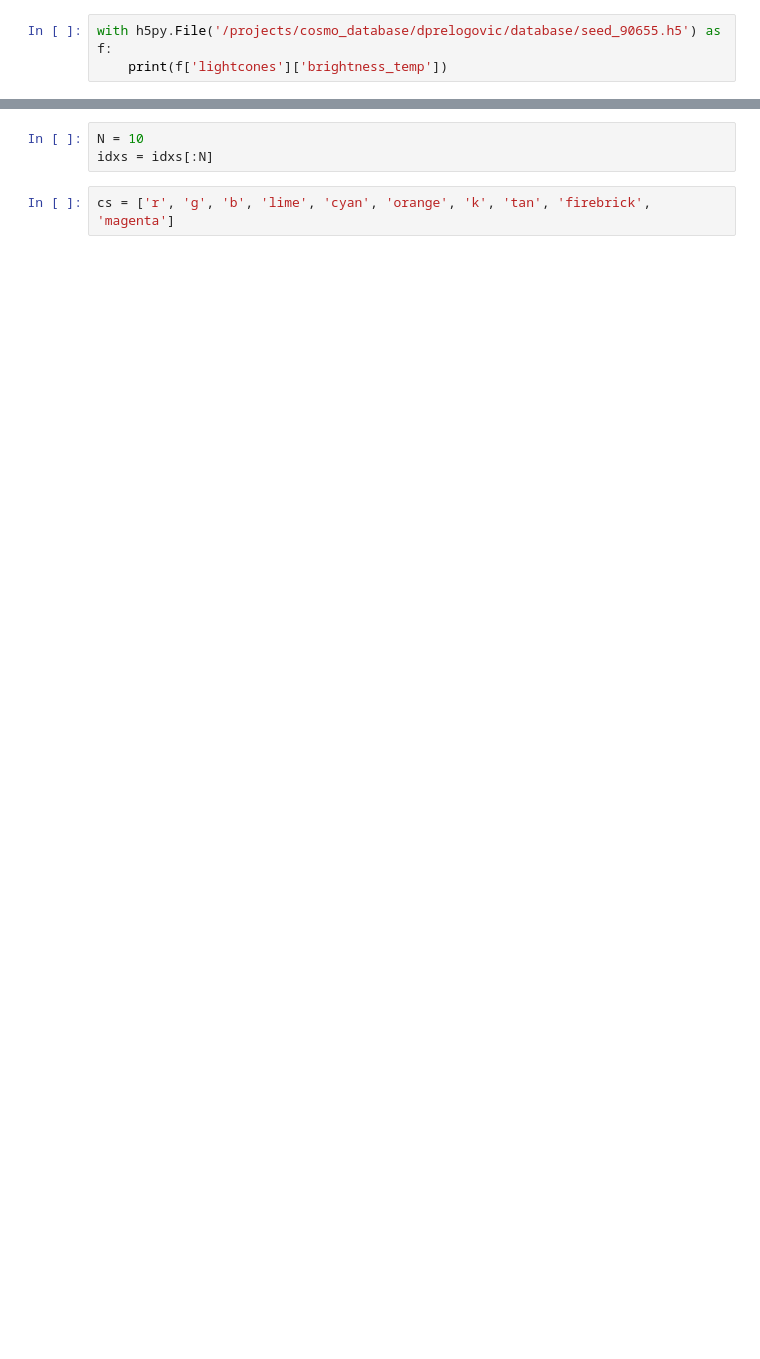
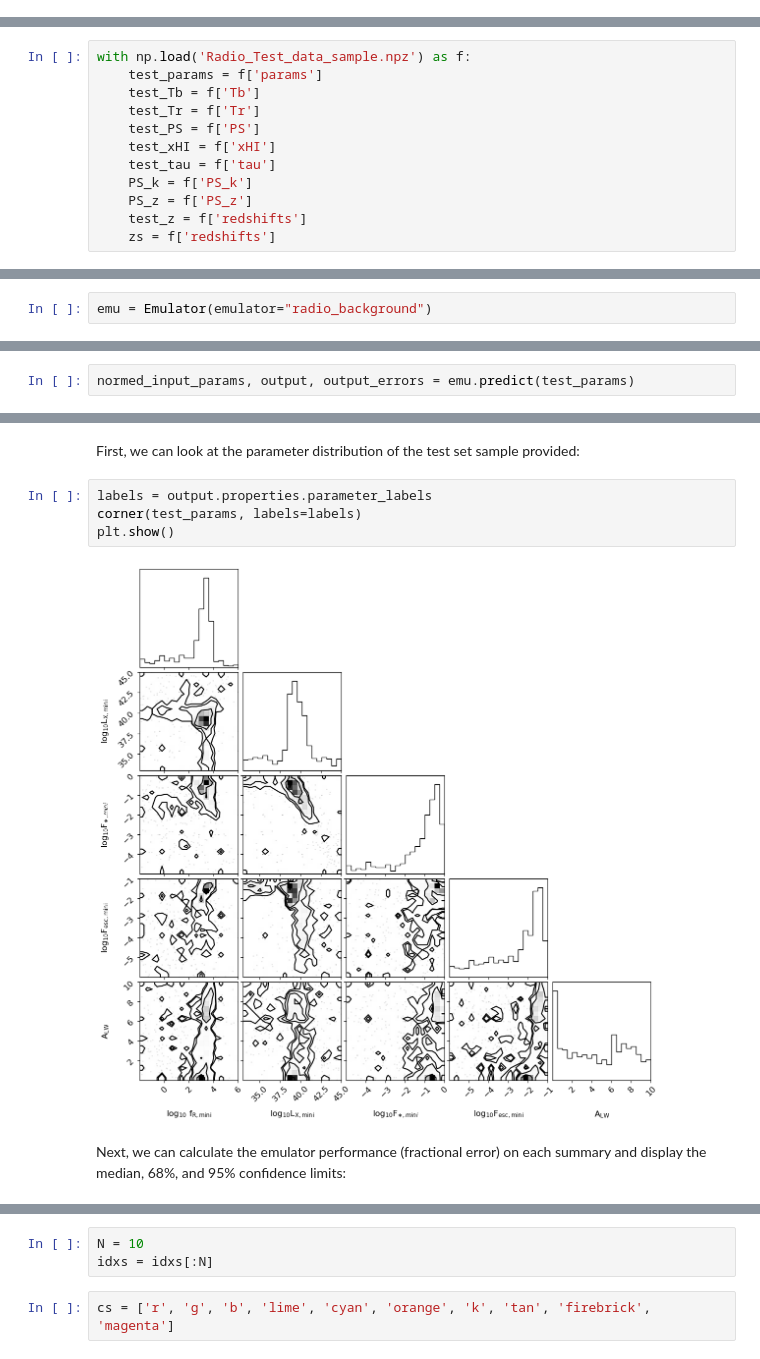
Before and after one commit to 21cmfast/21cmEMU, a Jupyter notebook: docs/tutorials/radio_emulator.ipynb, the cells around one changed output, grey strips where cells are left out. Drawn from its saved outputs; the diff is of its cells as text; blank space fills up the shorter version.

```diff
--- a/docs/tutorials/radio_emulator.ipynb
+++ b/docs/tutorials/radio_emulator.ipynb
@@ -225,3 +0,0 @@ FE tau STD: 0.518
-# %%
-with h5py.File('/projects/cosmo_database/dprelogovic/database/seed_90655.h5') as f:
-    print(f['lightcones']['brightness_temp'])
@@ -254,0 +19,12 @@ np.random.shuffle(idxs)
+# %%
+with np.load('Radio_Test_data_sample.npz') as f:
+    test_params = f['params']
+    test_Tb = f['Tb']
+    test_Tr = f['Tr']
+    test_PS = f['PS']
+    test_xHI = f['xHI']
+    test_tau = f['tau']
+    PS_k = f['PS_k']
+    PS_z = f['PS_z']
+    test_z = f['redshifts']
+    zs = f['redshifts']
@@ -254,0 +34,2 @@ np.random.shuffle(idxs)
+# %%
+emu = Emulator(emulator="radio_background")
@@ -254,0 +38,2 @@ np.random.shuffle(idxs)
+# %%
+normed_input_params, output, output_errors = emu.predict(test_params)
@@ -254,0 +82,10 @@ np.random.shuffle(idxs)
+# %% [markdown]
+First, we can look at the parameter distribution of the test set sample provided:
+# %%
+labels = output.properties.parameter_labels
+corner(test_params, labels=labels)
+plt.show()
+# %% [output]
+[figure, added]
+# %% [markdown]
+Next, we can calculate the emulator performance (fractional error) on each summary and display the median, 68\%, and 95\% confidence limits:
```
Also changed, not shown: parts of 85 cells of this notebook, 5 other files.
